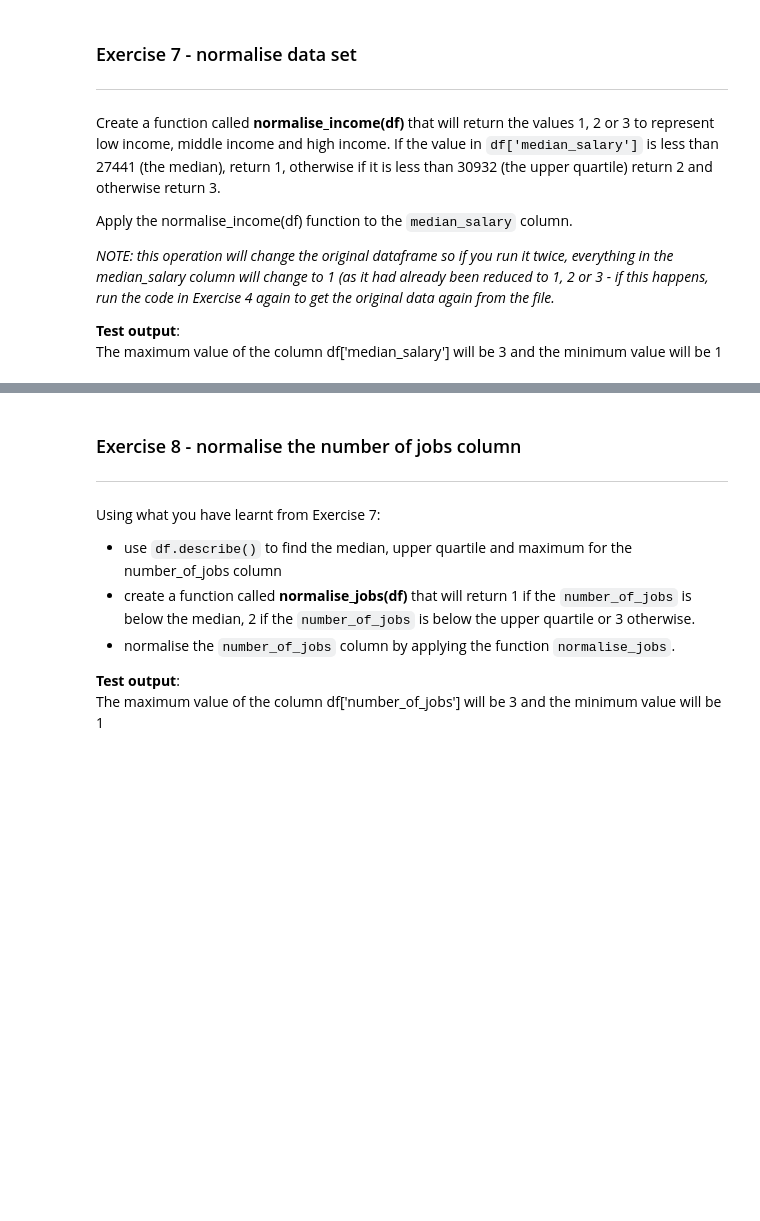
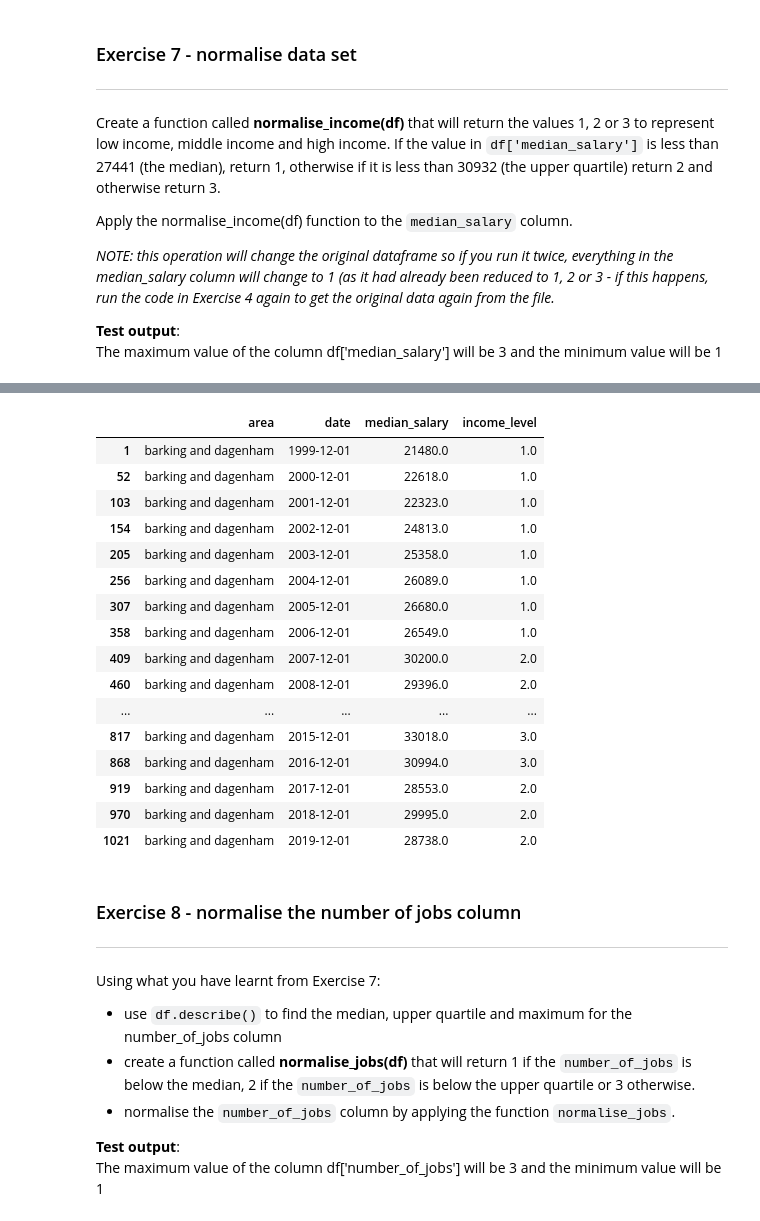
Before and after one commit to fraserrbarclay/Python-Data-Practicals, a Jupyter notebook: worksheets/Sorting_and_cleaning.ipynb, the cells around one changed output, grey strips where cells are left out. Cells and saved outputs as stored; diff of their text form; code cells hidden in the pictures; blank space fills up the shorter version.

```diff
--- a/worksheets/Sorting_and_cleaning.ipynb
+++ b/worksheets/Sorting_and_cleaning.ipynb
@@ -307,3 +327,34 @@ The maximum value of the column df['median_salary'] will be 3 and the minimum va
+# %%
+import numpy as np
+def normalise_income(df):
+  if df['median_salary'] < 27441:
+    return 1
+  elif df['median_salary'] <30932:
+    return 2
+  elif df['median_salary'] >= 30932:
+    return 3
+  else:
+    return np.nan
+df['income_level'] = df.apply(normalise_income, axis = 1)
+df[['area','date','median_salary','income_level']].sort_values(['area','date']).head(21)
+# %% [output]
+|  | area | date | median_salary | income_level |
+| 1 | barking and dagenham | 1999-12-01 | 21480.0 | 1.0 |
+| 52 | barking and dagenham | 2000-12-01 | 22618.0 | 1.0 |
+| 103 | barking and dagenham | 2001-12-01 | 22323.0 | 1.0 |
+| 154 | barking and dagenham | 2002-12-01 | 24813.0 | 1.0 |
+| 205 | barking and dagenham | 2003-12-01 | 25358.0 | 1.0 |
+| 256 | barking and dagenham | 2004-12-01 | 26089.0 | 1.0 |
+| 307 | barking and dagenham | 2005-12-01 | 26680.0 | 1.0 |
+| 358 | barking and dagenham | 2006-12-01 | 26549.0 | 1.0 |
+| 409 | barking and dagenham | 2007-12-01 | 30200.0 | 2.0 |
+| 460 | barking and dagenham | 2008-12-01 | 29396.0 | 2.0 |
+| ... | ... | ... | ... | ... |
+| 817 | barking and dagenham | 2015-12-01 | 33018.0 | 3.0 |
+| 868 | barking and dagenham | 2016-12-01 | 30994.0 | 3.0 |
+| 919 | barking and dagenham | 2017-12-01 | 28553.0 | 2.0 |
+| 970 | barking and dagenham | 2018-12-01 | 29995.0 | 2.0 |
+| 1021 | barking and dagenham | 2019-12-01 | 28738.0 | 2.0 |
 # %% [markdown]
 ### Exercise 8 - normalise the number of jobs column
 ---
```
Also changed, not shown: parts of 8 cells of this notebook.
